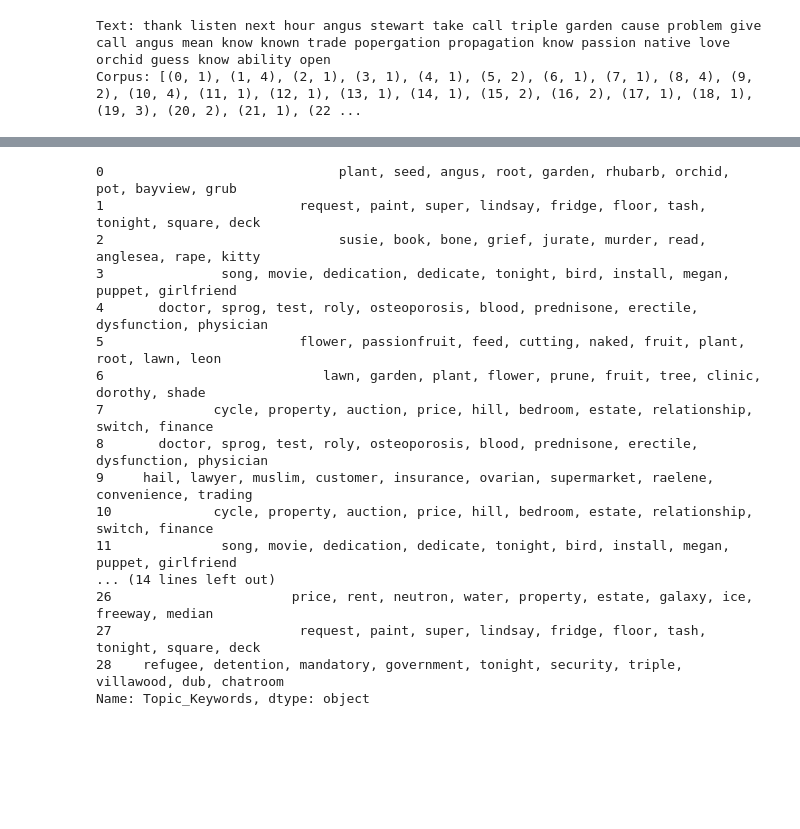
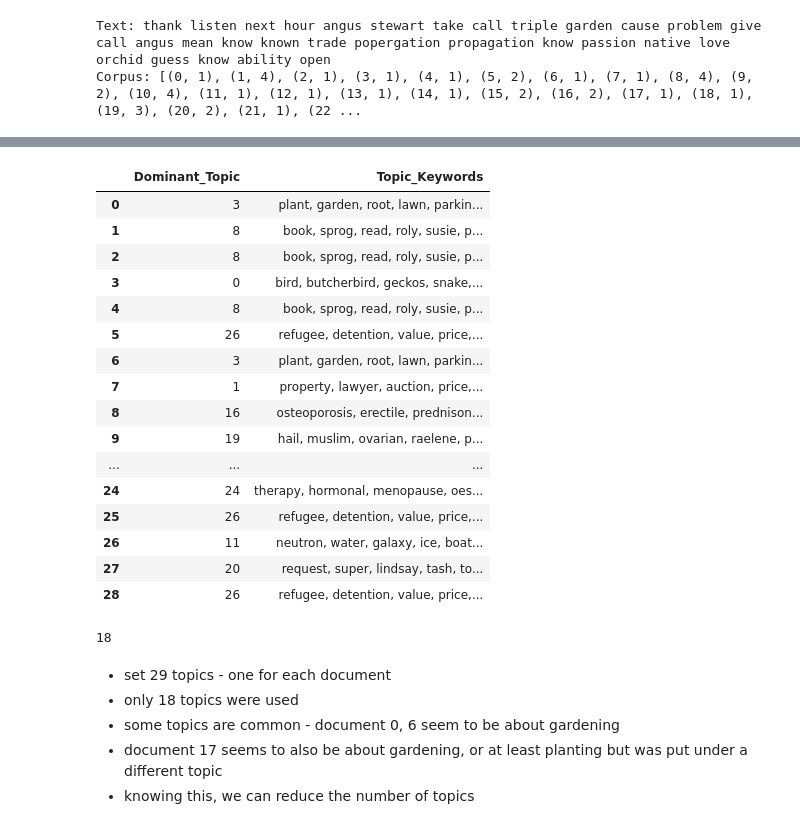
Before and after one commit to jn432/ANLP, a Jupyter notebook: Assignment 1/AT1.ipynb, the cells around one changed output, grey strips where cells are left out. Drawn from its saved outputs; the diff is of its cells as text; code cells hidden in the pictures; blank space fills up the shorter version.

```diff
--- a/Assignment 1/AT1.ipynb
+++ b/Assignment 1/AT1.ipynb
@@ -698,22 +698,22 @@ df_dominant_topic = df_dominant_topic.drop(['Most_Common_Word'], axis=1)
 # %%
 pd.set_option('display.max_colwidth', None)
 # %%
-print(df_dominant_topic['Topic_Keywords'])
+df_dominant_topic[['Dominant_Topic', 'Topic_Keywords']]
 # %% [output]
-0                              plant, seed, angus, root, garden, rhubarb, orchid, pot, bayview, grub
-1                         request, paint, super, lindsay, fridge, floor, tash, tonight, square, deck
-2                              susie, book, bone, grief, jurate, murder, read, anglesea, rape, kitty
-3               song, movie, dedication, dedicate, tonight, bird, install, megan, puppet, girlfriend
-4       doctor, sprog, test, roly, osteoporosis, blood, prednisone, erectile, dysfunction, physician
-5                         flower, passionfruit, feed, cutting, naked, fruit, plant, root, lawn, leon
-6                            lawn, garden, plant, flower, prune, fruit, tree, clinic, dorothy, shade
-7              cycle, property, auction, price, hill, bedroom, estate, relationship, switch, finance
-8       doctor, sprog, test, roly, osteoporosis, blood, prednisone, erectile, dysfunction, physician
-9     hail, lawyer, muslim, customer, insurance, ovarian, supermarket, raelene, convenience, trading
-10             cycle, property, auction, price, hill, bedroom, estate, relationship, switch, finance
-11              song, movie, dedication, dedicate, tonight, bird, install, megan, puppet, girlfriend
-... (14 lines left out)
-26                       price, rent, neutron, water, property, estate, galaxy, ice, freeway, median
-27                        request, paint, super, lindsay, fridge, floor, tash, tonight, square, deck
-28    refugee, detention, mandatory, government, tonight, security, triple, villawood, dub, chatroom
-Name: Topic_Keywords, dtype: object
+|  | Dominant_Topic | Topic_Keywords |
+| 0 | 3 | plant, garden, root, lawn, parkin... |
+| 1 | 8 | book, sprog, read, roly, susie, p... |
+| 2 | 8 | book, sprog, read, roly, susie, p... |
+| 3 | 0 | bird, butcherbird, geckos, snake,... |
+| 4 | 8 | book, sprog, read, roly, susie, p... |
+| 5 | 26 | refugee, detention, value, price,... |
+| 6 | 3 | plant, garden, root, lawn, parkin... |
+| 7 | 1 | property, lawyer, auction, price,... |
+| 8 | 16 | osteoporosis, erectile, prednison... |
+| 9 | 19 | hail, muslim, ovarian, raelene, p... |
+| ... | ... | ... |
+| 24 | 24 | therapy, hormonal, menopause, oes... |
+| 25 | 26 | refugee, detention, value, price,... |
+| 26 | 11 | neutron, water, galaxy, ice, boat... |
+| 27 | 20 | request, super, lindsay, tash, to... |
+| 28 | 26 | refugee, detention, value, price,... |
@@ -721,0 +720,11 @@ Name: Topic_Keywords, dtype: object
+# %%
+# Currently 18 unique topics
+df_topic_sents_keywords['Dominant_Topic'].nunique()
+# %% [output]
+18
+# %% [markdown]
+- set 29 topics - one for each document
+- only 18 topics were used
+- some topics are common - document 0, 6 seem to be about gardening
+- document 17 seems to also be about gardening, or at least planting but was put under a different topic
+- knowing this, we can reduce the number of topics
```
Also changed, not shown: parts of 4 cells of this notebook.
